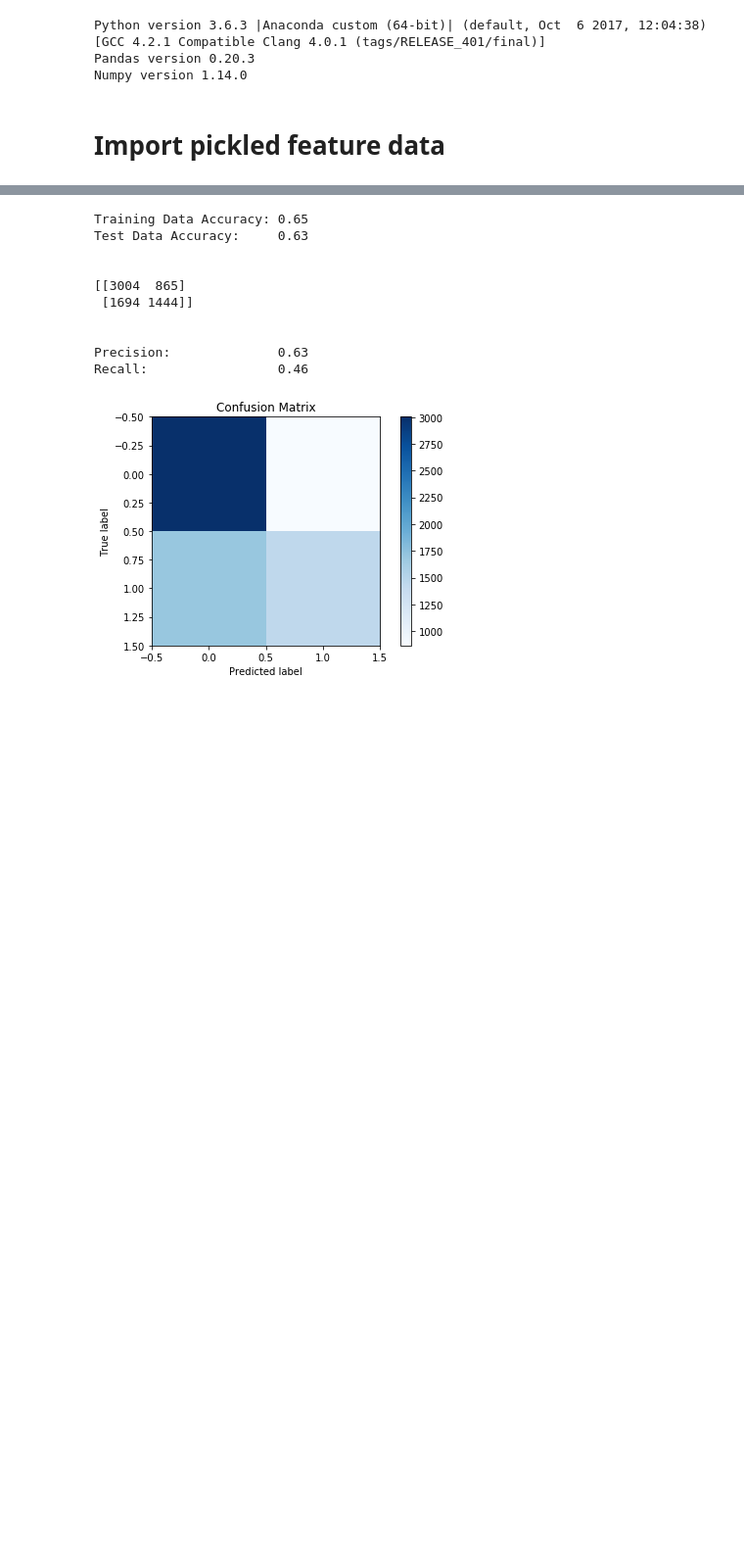
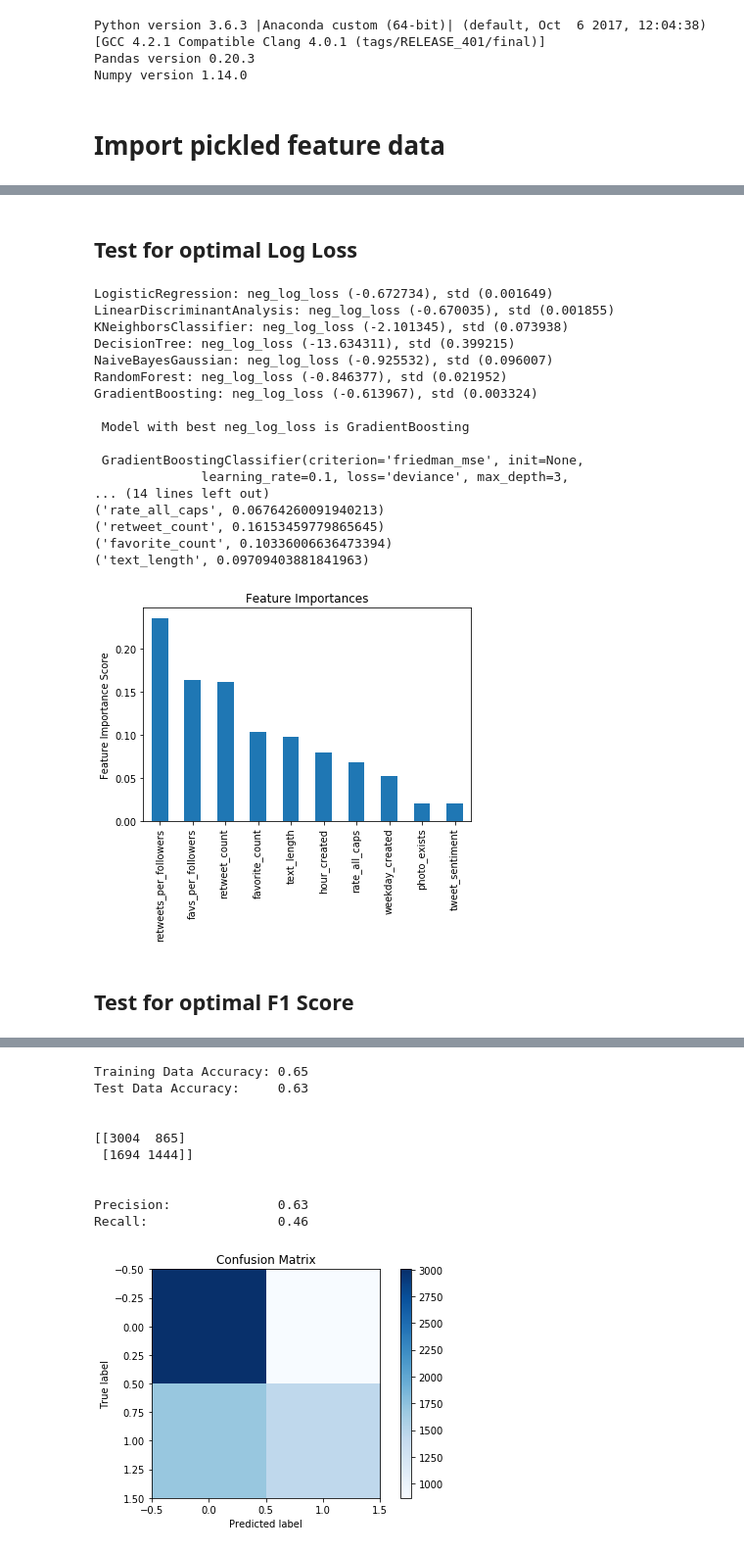
Before and after one commit to TifMoe/mcnulty-project, a Jupyter notebook: Model Testing.ipynb, the cells around one changed output, grey strips where cells are left out. Shown at 98% size. Cells and saved outputs as stored; diff of their text form; code cells hidden in the pictures; blank space fills up the shorter version.

```diff
--- a/Model Testing.ipynb
+++ b/Model Testing.ipynb
@@ -105,0 +185,30 @@ def cross_validation_kfold(features, target, num_folds, model, scale=True):
+# %% [markdown]
+## Test for optimal Log Loss
+# %%
+best_clf = find_best_classifier(features=X_train,
+                                target=Y_train,
+                                seed=42,
+                                k_folds=5,
+                                crossval_scoring='neg_log_loss',
+                                feature_names=list(features))
+# %% [output]
+LogisticRegression: neg_log_loss (-0.672734), std (0.001649)
+LinearDiscriminantAnalysis: neg_log_loss (-0.670035), std (0.001855)
+KNeighborsClassifier: neg_log_loss (-2.101345), std (0.073938)
+DecisionTree: neg_log_loss (-13.634311), std (0.399215)
+NaiveBayesGaussian: neg_log_loss (-0.925532), std (0.096007)
+RandomForest: neg_log_loss (-0.846377), std (0.021952)
+GradientBoosting: neg_log_loss (-0.613967), std (0.003324)
+
+ Model with best neg_log_loss is GradientBoosting
+
+ GradientBoostingClassifier(criterion='friedman_mse', init=None,
+              learning_rate=0.1, loss='deviance', max_depth=3,
+... (14 lines left out)
+('rate_all_caps', 0.06764260091940213)
+('retweet_count', 0.16153459779865645)
+('favorite_count', 0.10336006636473394)
+('text_length', 0.09709403881841963)
+[figure, added]
+# %% [markdown]
+## Test for optimal F1 Score
```
Also changed, not shown: parts of 20 cells of this notebook, 2 other files.
